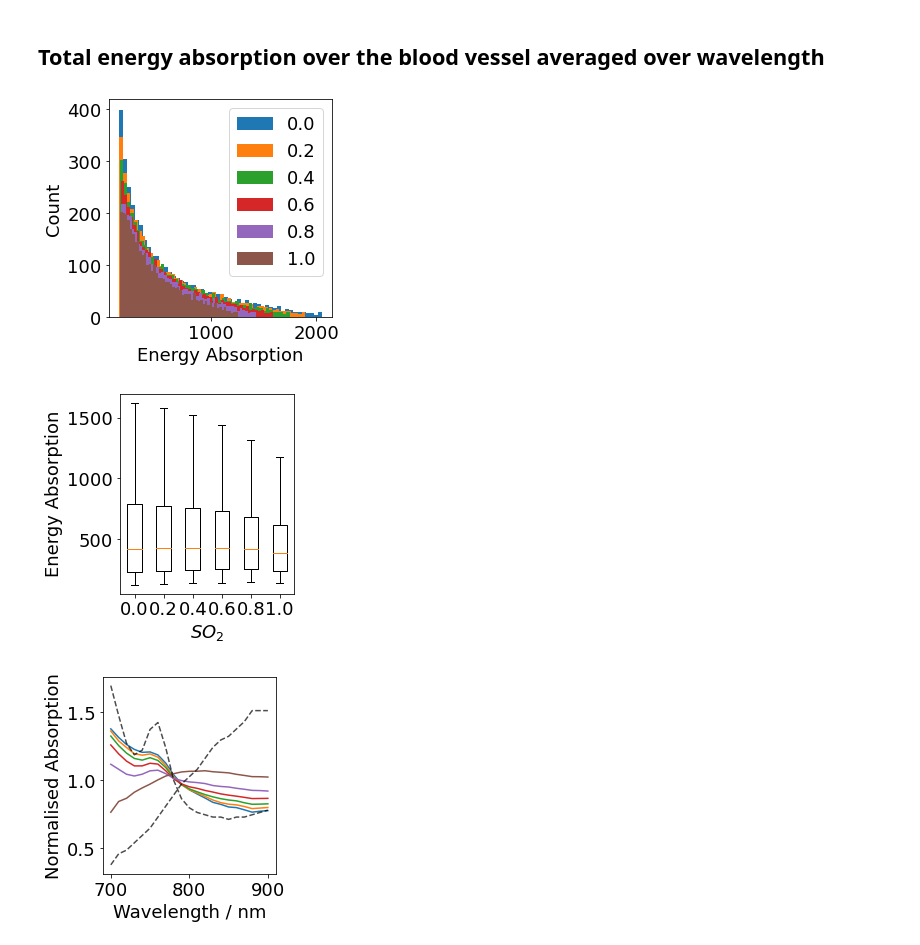
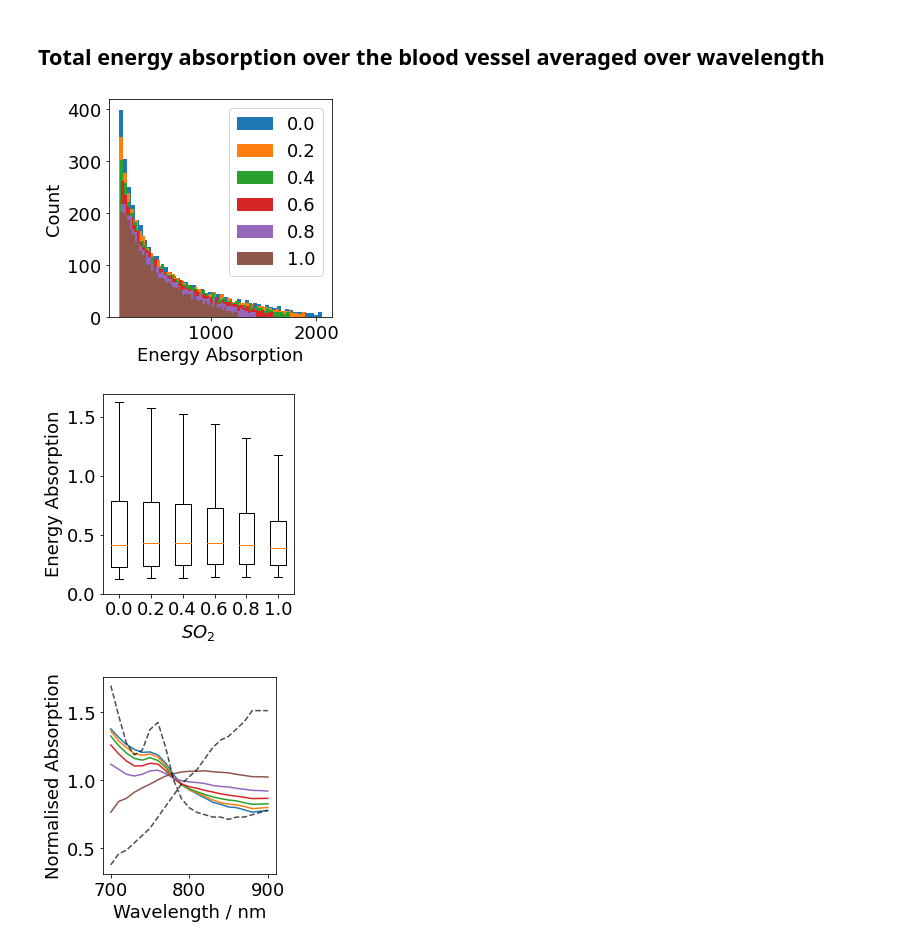
Before and after one commit to tomelse/SkinPhantomSimulations, a Jupyter notebook: Exp5/SO2 Analysis.ipynb, the cells around one changed output. Drawn from its saved outputs; the diff is of its cells as text; code cells hidden in the pictures.

Commit message:
figures

```diff
--- a/Exp5/SO2 Analysis.ipynb
+++ b/Exp5/SO2 Analysis.ipynb
@@ -78,20 +78,21 @@ for dep_variable in labels:
 # %%
 labels = parameters[variable].unique()
 for s, label in zip(ms_results, labels):
     plt.hist(np.mean(s[volume_numbered == 4], axis=1), bins=50, label=label)
 plt.xlabel("Energy Absorption")
 plt.ylabel("Count")
 plt.legend()
 plt.show()
-plt.boxplot([np.mean(s[volume_numbered == 4], axis=1) for s in ms_results], showfliers=False, labels=labels)
+plt.boxplot([np.mean(s[volume_numbered == 4]/1000, axis=1) for s in ms_results], showfliers=False, labels=labels)
 plt.xlabel("$SO_2$")
 plt.ylabel("Energy Absorption")
+plt.ylim([0,None])
 plt.tight_layout()
 plt.savefig("../FiguresOutput/so2_energy_box.png")
 plt.show()
 # %% [output]
 [figure]
-[figure, old version]
+[figure, new version]
 # %%
 # Calculate the mean absorption spectra over the entire blood vessel over the independent variable.
 n_thing = 65
```
Also changed, not shown: 1 other file.
